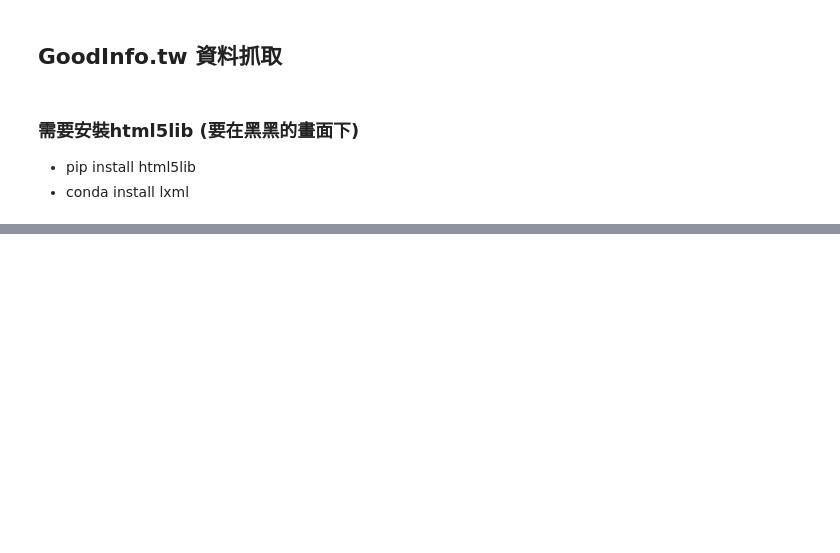
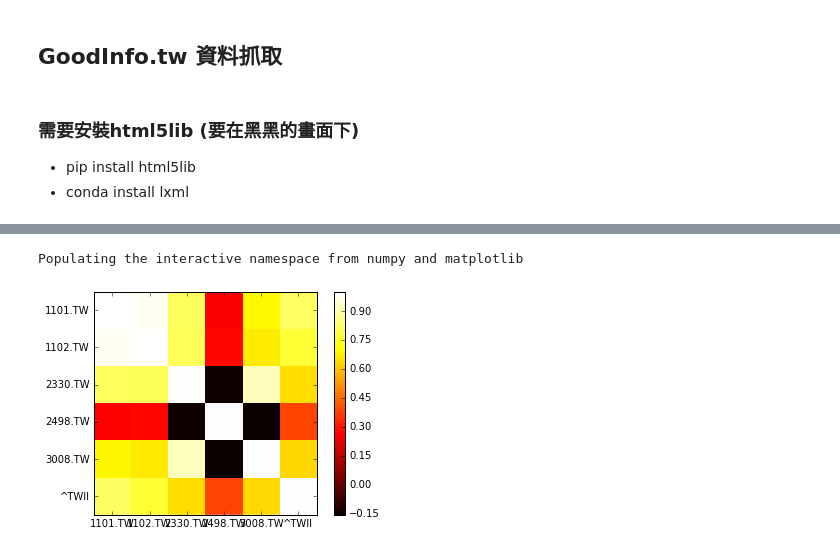
Before and after one commit to ywchiu/pyfintech, a Jupyter notebook: 20160729Demo.ipynb, the cells around one changed output, grey strips where cells are left out. Drawn from its saved outputs; the diff is of its cells as text; code cells hidden in the pictures; blank space fills up the shorter version.

```diff
--- a/20160729Demo.ipynb
+++ b/20160729Demo.ipynb
@@ -510,0 +560,5 @@ ImportError: lxml not found, please install it
+# %%
+import pandas, datetime
+df = pandas.io.data.get_data_yahoo(['^TWII', '2330.TW', '2498.TW', '3008.TW', '1101.TW', '1102.TW'],
+                               start=datetime.datetime(2000, 1, 1),
+                               end=datetime.datetime(2016, 1, 1))['Adj Close']
@@ -510,0 +575,12 @@ ImportError: lxml not found, please install it
+# %%
+%pylab inline
+import matplotlib.pyplot as plt
+corr = df.corr()
+
+plt.imshow(corr, cmap='hot', interpolation='none')
+plt.colorbar()
+plt.xticks(range(len(corr)), corr.columns)
+plt.yticks(range(len(corr)), corr.columns);
+# %% [output]
+Populating the interactive namespace from numpy and matplotlib
+[figure, added]
```
Also changed, not shown: parts of 9 cells of this notebook.
